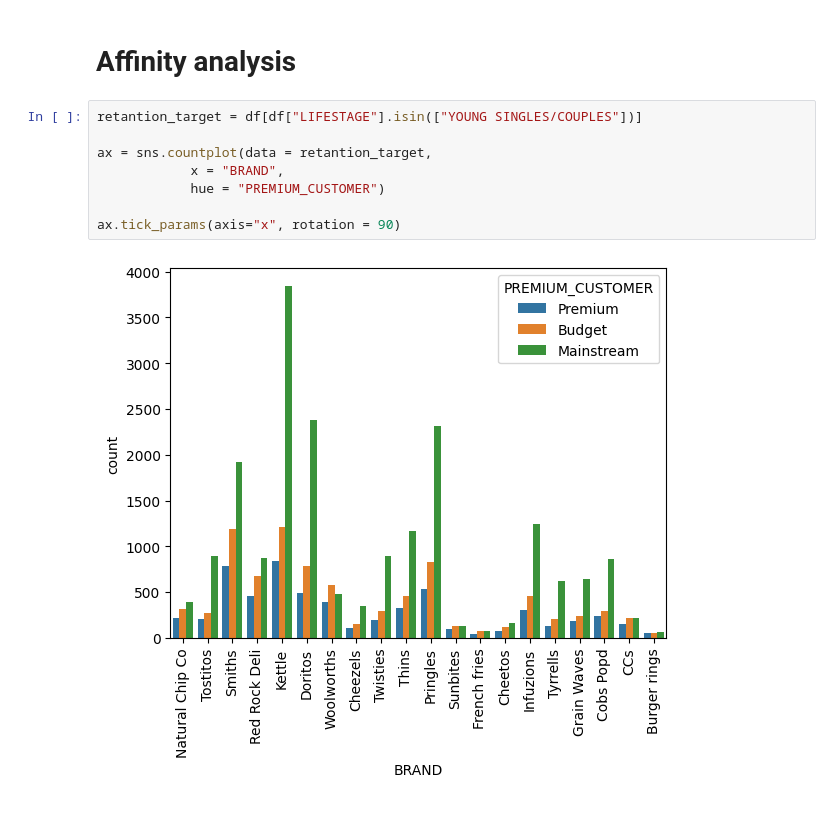
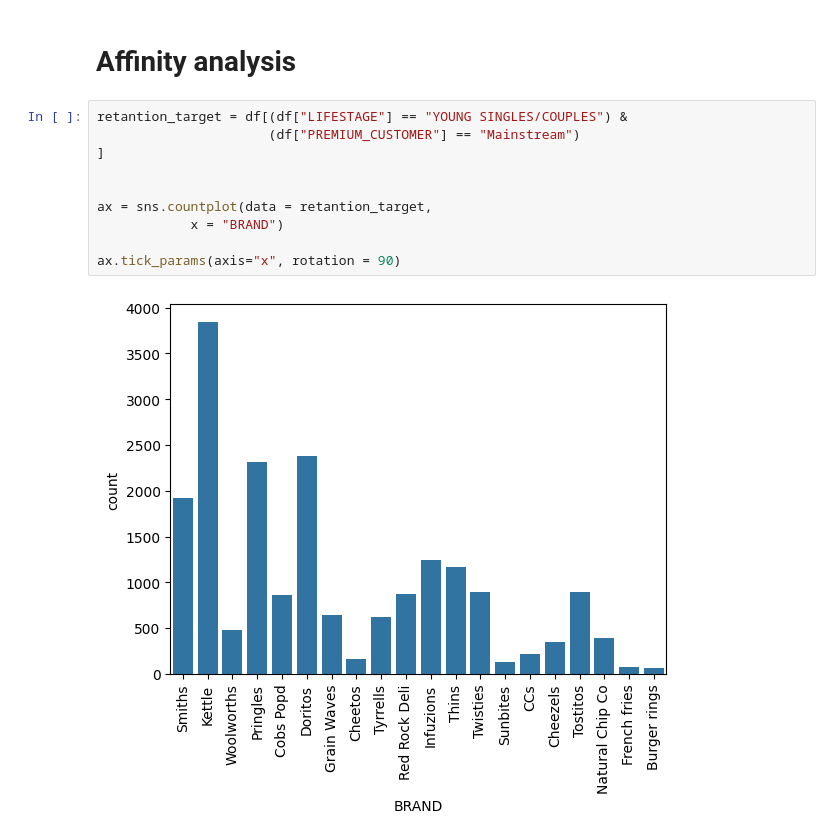
Before and after one commit to Ekatskoropud/Quantium, a Jupyter notebook: Task 1/Data analysis.ipynb, the cells around one changed output. Saved outputs shown, nothing was run; the diff lists cells and outputs as text.

```diff
--- a/Task 1/Data analysis.ipynb
+++ b/Task 1/Data analysis.ipynb
@@ -268,12 +272,14 @@ that of budget or premium, young and midage singles and couples.
 # %% [markdown]
 # Affinity analysis
 # %%
-retantion_target = df[df["LIFESTAGE"].isin(["YOUNG SINGLES/COUPLES"])]
+retantion_target = df[(df["LIFESTAGE"] == "YOUNG SINGLES/COUPLES") &
+                      (df["PREMIUM_CUSTOMER"] == "Mainstream")
+]
+
 
 ax = sns.countplot(data = retantion_target,
-            x = "BRAND",
-            hue = "PREMIUM_CUSTOMER")
+            x = "BRAND")
 
 ax.tick_params(axis="x", rotation = 90)
 # %% [output]
-[figure, old version]
+[figure, new version]
```
Also changed, not shown: parts of 4 cells of this notebook.
